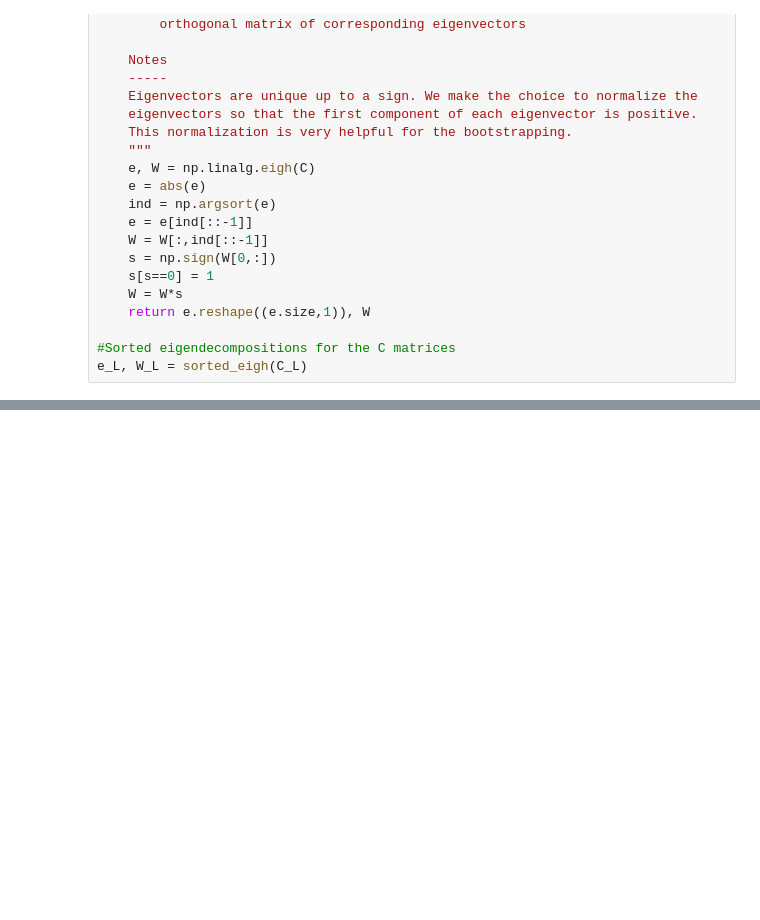
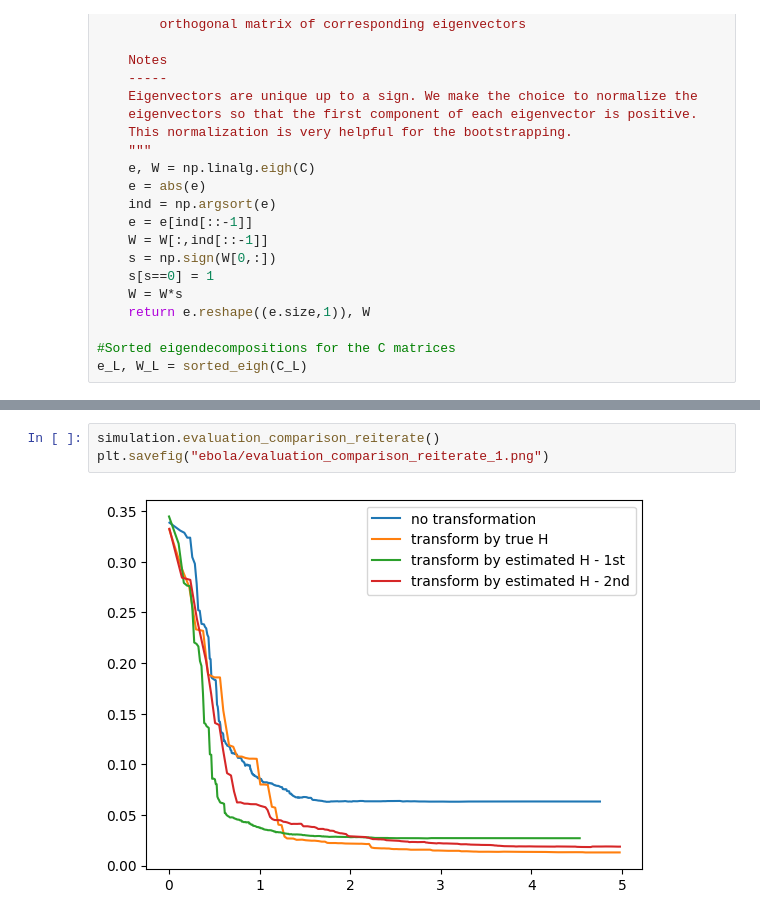
Before and after one commit to Xieyangxinyu/vie, a Jupyter notebook: src/Ebola.ipynb, the cells around one changed output, grey strips where cells are left out. Cells and saved outputs as stored; diff of their text form; blank space fills up the shorter version.

```diff
--- a/src/Ebola.ipynb
+++ b/src/Ebola.ipynb
@@ -307,0 +281,5 @@ plt.legend()
+# %%
+simulation.evaluation_comparison_reiterate()
+plt.savefig("ebola/evaluation_comparison_reiterate_1.png")
+# %% [output]
+[figure, added]
```
Also changed, not shown: parts of 23 cells of this notebook, 45 other files.
